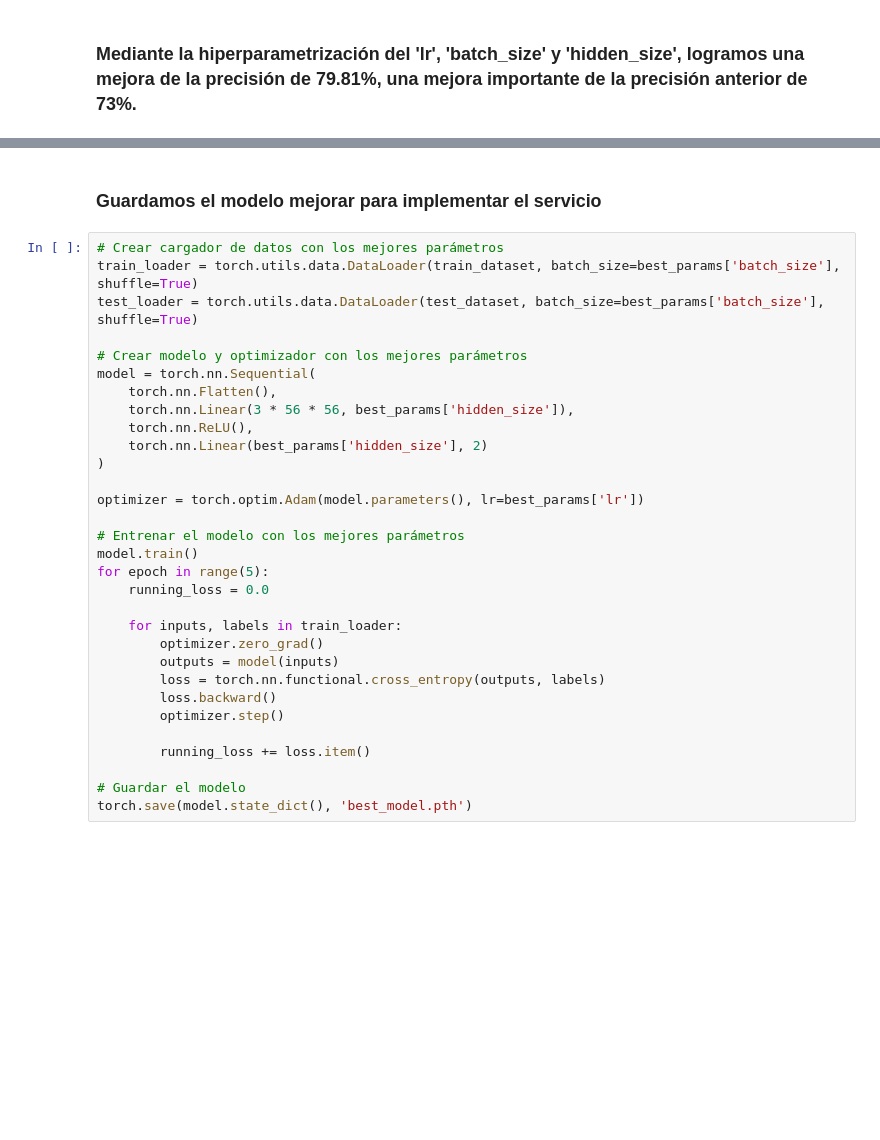
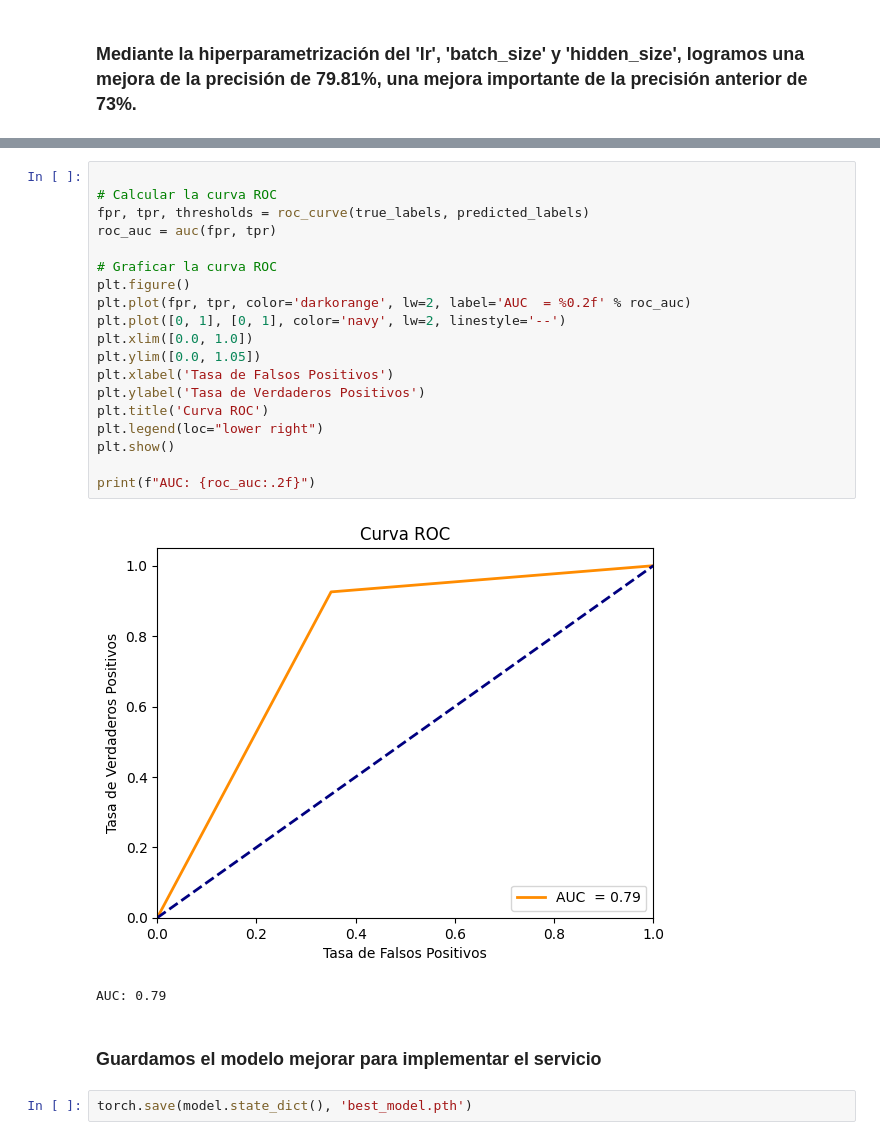
Before and after one commit to docampo16/my-first-repo, a Jupyter notebook: UDD_Proyecto_M7.ipynb, the cells around one changed output, grey strips where cells are left out. Cells and saved outputs as stored; diff of their text form; blank space fills up the shorter version.

```diff
--- a/UDD_Proyecto_M7.ipynb
+++ b/UDD_Proyecto_M7.ipynb
@@ -383,35 +465,28 @@ Mejores parámetros: {'lr': 0.01, 'batch_size': 64, 'hidden_size': 256}, mejor p
+# %%
+
+# Calcular la curva ROC
+fpr, tpr, thresholds = roc_curve(true_labels, predicted_labels)
+roc_auc = auc(fpr, tpr)
+
+# Graficar la curva ROC
+plt.figure()
+plt.plot(fpr, tpr, color='darkorange', lw=2, label='AUC  = %0.2f' % roc_auc)
+plt.plot([0, 1], [0, 1], color='navy', lw=2, linestyle='--')
+plt.xlim([0.0, 1.0])
+plt.ylim([0.0, 1.05])
+plt.xlabel('Tasa de Falsos Positivos')
+plt.ylabel('Tasa de Verdaderos Positivos')
+plt.title('Curva ROC')
+plt.legend(loc="lower right")
+plt.show()
+
+print(f"AUC: {roc_auc:.2f}")
+# %% [output]
+[figure, added]
+AUC: 0.79
 # %% [markdown]
 ### Guardamos el modelo mejorar para implementar el servicio
-# %%
-# Crear cargador de datos con los mejores parámetros
-train_loader = torch.utils.data.DataLoader(train_dataset, batch_size=best_params['batch_size'], shuffle=True)
-test_loader = torch.utils.data.DataLoader(test_dataset, batch_size=best_params['batch_size'], shuffle=True)
-
-# Crear modelo y optimizador con los mejores parámetros
-model = torch.nn.Sequential(
-    torch.nn.Flatten(),
-    torch.nn.Linear(3 * 56 * 56, best_params['hidden_size']),
-    torch.nn.ReLU(),
-    torch.nn.Linear(best_params['hidden_size'], 2)
-)
-
-optimizer = torch.optim.Adam(model.parameters(), lr=best_params['lr'])
-
-# Entrenar el modelo con los mejores parámetros
-model.train()
-for epoch in range(5):
-    running_loss = 0.0
-
-    for inputs, labels in train_loader:
-        optimizer.zero_grad()
-        outputs = model(inputs)
-        loss = torch.nn.functional.cross_entropy(outputs, labels)
-        loss.backward()
-        optimizer.step()
-
-        running_loss += loss.item()
-
-# Guardar el modelo
-torch.save(model.state_dict(), 'best_model.pth')
+# %%
+torch.save(model.state_dict(), 'best_model.pth')
 # %%
 
```
Also changed, not shown: parts of 15 cells of this notebook.
